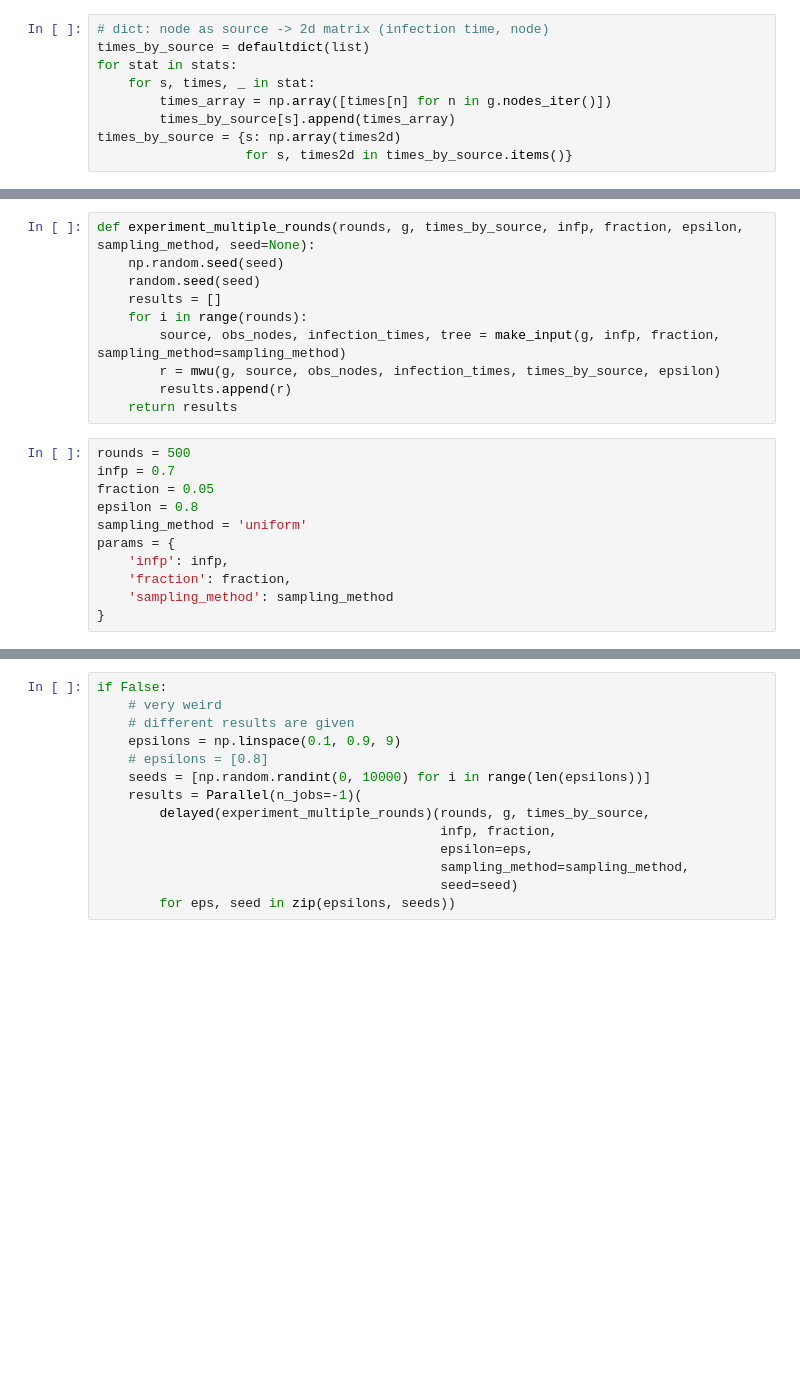
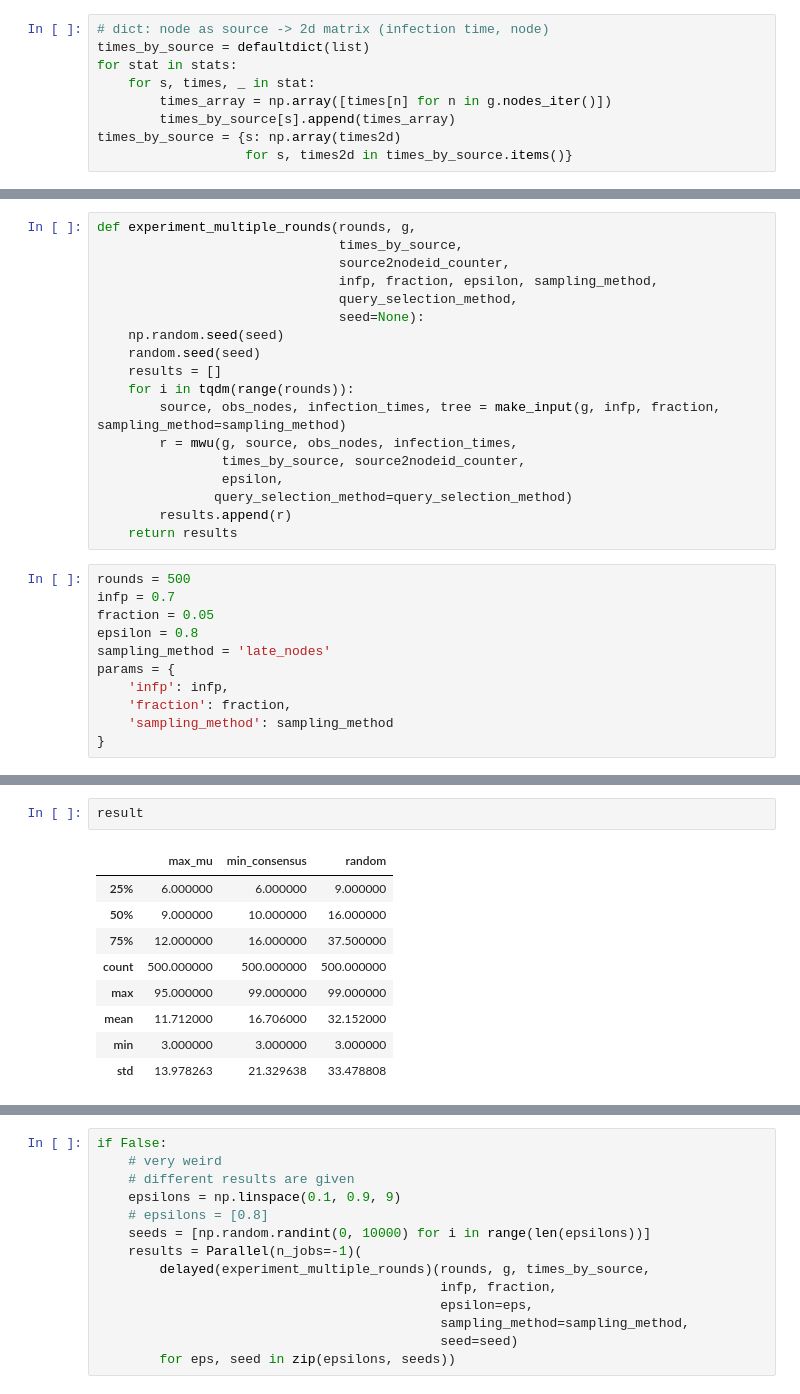
Before and after one commit to xiaohan2012/active-infection-source-finding, a Jupyter notebook: multiplicative_weight_update.ipynb, the cells around one changed output, grey strips where cells are left out. Cells and saved outputs as stored; diff of their text form; blank space fills up the shorter version.

```diff
--- a/multiplicative_weight_update.ipynb
+++ b/multiplicative_weight_update.ipynb
@@ -191,11 +249,19 @@ if len(idx) > 0:
 # %%
-def experiment_multiple_rounds(rounds, g, times_by_source, infp, fraction, epsilon, sampling_method, seed=None):
+def experiment_multiple_rounds(rounds, g,
+                               times_by_source,
+                               source2nodeid_counter,
+                               infp, fraction, epsilon, sampling_method,
+                               query_selection_method,
+                               seed=None):
     np.random.seed(seed)
     random.seed(seed)
     results = []
-    for i in range(rounds):
+    for i in tqdm(range(rounds)):
         source, obs_nodes, infection_times, tree = make_input(g, infp, fraction, sampling_method=sampling_method)
-        r = mwu(g, source, obs_nodes, infection_times, times_by_source, epsilon)
+        r = mwu(g, source, obs_nodes, infection_times,
+                times_by_source, source2nodeid_counter,
+                epsilon,
+               query_selection_method=query_selection_method)
         results.append(r)
     return results
 # %%
@@ -203,7 +269,7 @@ rounds = 500
 infp = 0.7
 fraction = 0.05
 epsilon = 0.8
-sampling_method = 'uniform'
+sampling_method = 'late_nodes'
 params = {
     'infp': infp,
     'fraction': fraction,
@@ -226,0 +290,12 @@ dtype: float64
+# %%
+result
+# %% [output]
+|  | max_mu | min_consensus | random |
+| 25% | 6.000000 | 6.000000 | 9.000000 |
+| 50% | 9.000000 | 10.000000 | 16.000000 |
+| 75% | 12.000000 | 16.000000 | 37.500000 |
+| count | 500.000000 | 500.000000 | 500.000000 |
+| max | 95.000000 | 99.000000 | 99.000000 |
+| mean | 11.712000 | 16.706000 | 32.152000 |
+| min | 3.000000 | 3.000000 | 3.000000 |
+| std | 13.978263 | 21.329638 | 33.478808 |
```
Also changed, not shown: parts of 21 cells of this notebook, 12 other files.
